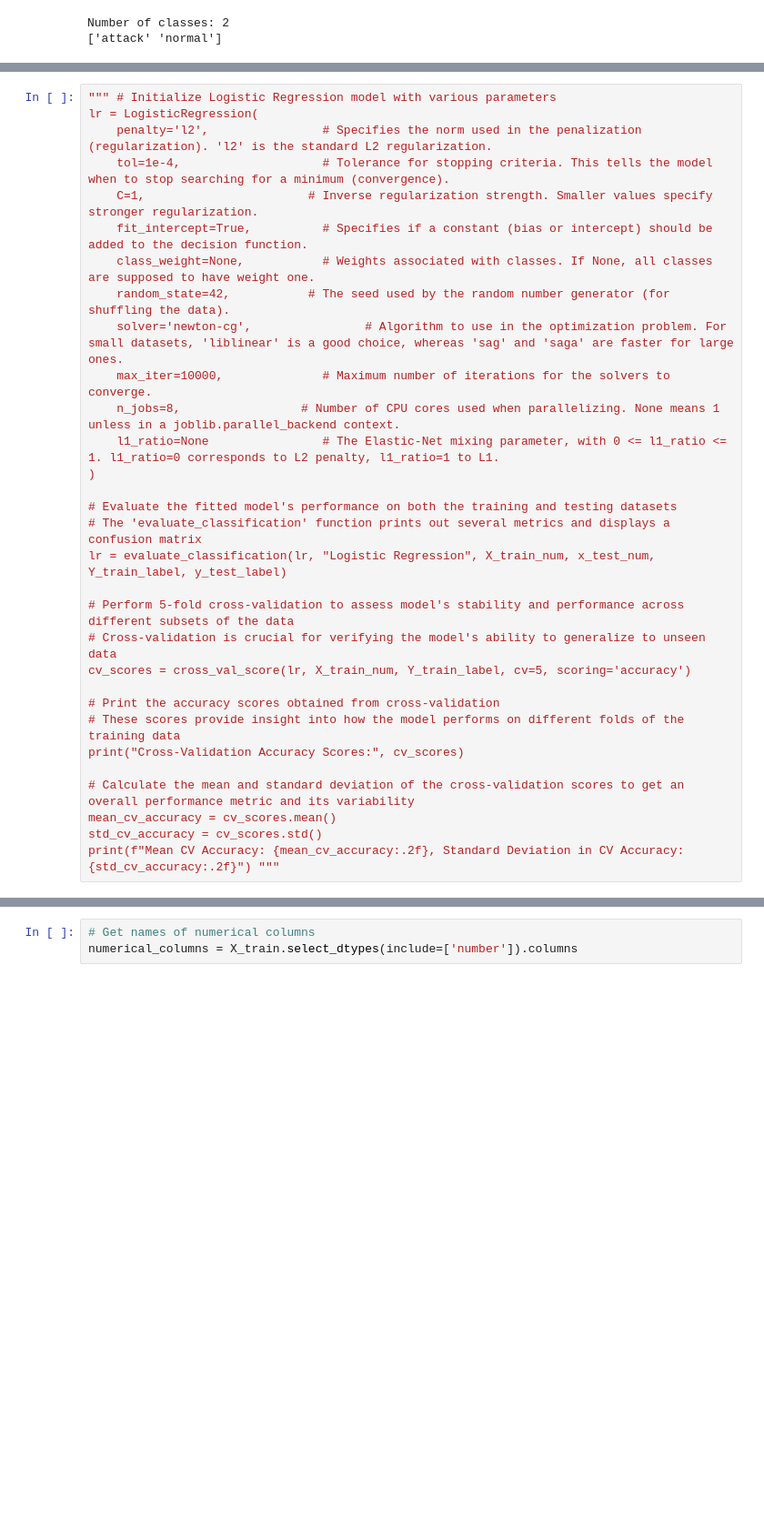
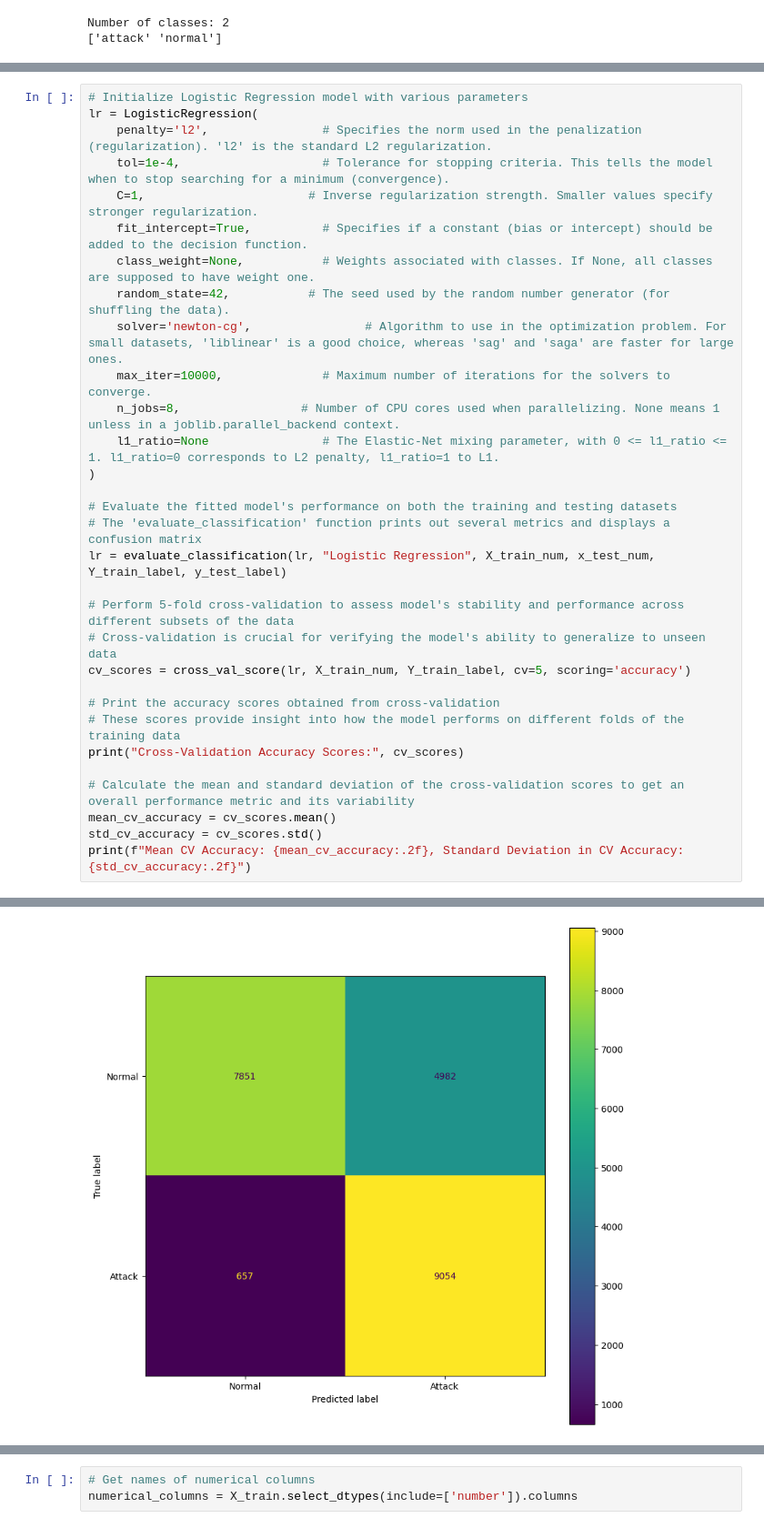
Before and after one commit to andypc93/cyber-sentry, a Jupyter notebook: CyberSentry_Notebook.ipynb, the cells around one changed output, grey strips where cells are left out. Shown at 91% size. Saved outputs shown, nothing was run; the diff lists cells and outputs as text; blank space fills up the shorter version.

```diff
--- a/CyberSentry_Notebook.ipynb
+++ b/CyberSentry_Notebook.ipynb
@@ -409,5 +568,5 @@ def evaluate_classification(model, name, X_train, X_test, y_train, y_test):
 # %%
-""" # Initialize Logistic Regression model with various parameters
+# Initialize Logistic Regression model with various parameters
 lr = LogisticRegression(
     penalty='l2',                # Specifies the norm used in the penalization (regularization). 'l2' is the standard L2 regularization.
     tol=1e-4,                    # Tolerance for stopping criteria. This tells the model when to stop searching for a minimum (convergence).
@@ -436,5 +595,5 @@ print("Cross-Validation Accuracy Scores:", cv_scores)
 # Calculate the mean and standard deviation of the cross-validation scores to get an overall performance metric and its variability
 mean_cv_accuracy = cv_scores.mean()
 std_cv_accuracy = cv_scores.std()
-print(f"Mean CV Accuracy: {mean_cv_accuracy:.2f}, Standard Deviation in CV Accuracy: {std_cv_accuracy:.2f}") """
+print(f"Mean CV Accuracy: {mean_cv_accuracy:.2f}, Standard Deviation in CV Accuracy: {std_cv_accuracy:.2f}")
 # %% [output]
@@ -441,0 +606 @@ print(f"Mean CV Accuracy: {mean_cv_accuracy:.2f}, Standard Deviation in CV Accur
+[figure, added]
```
Also changed, not shown: parts of 73 cells of this notebook, 1 other file.
